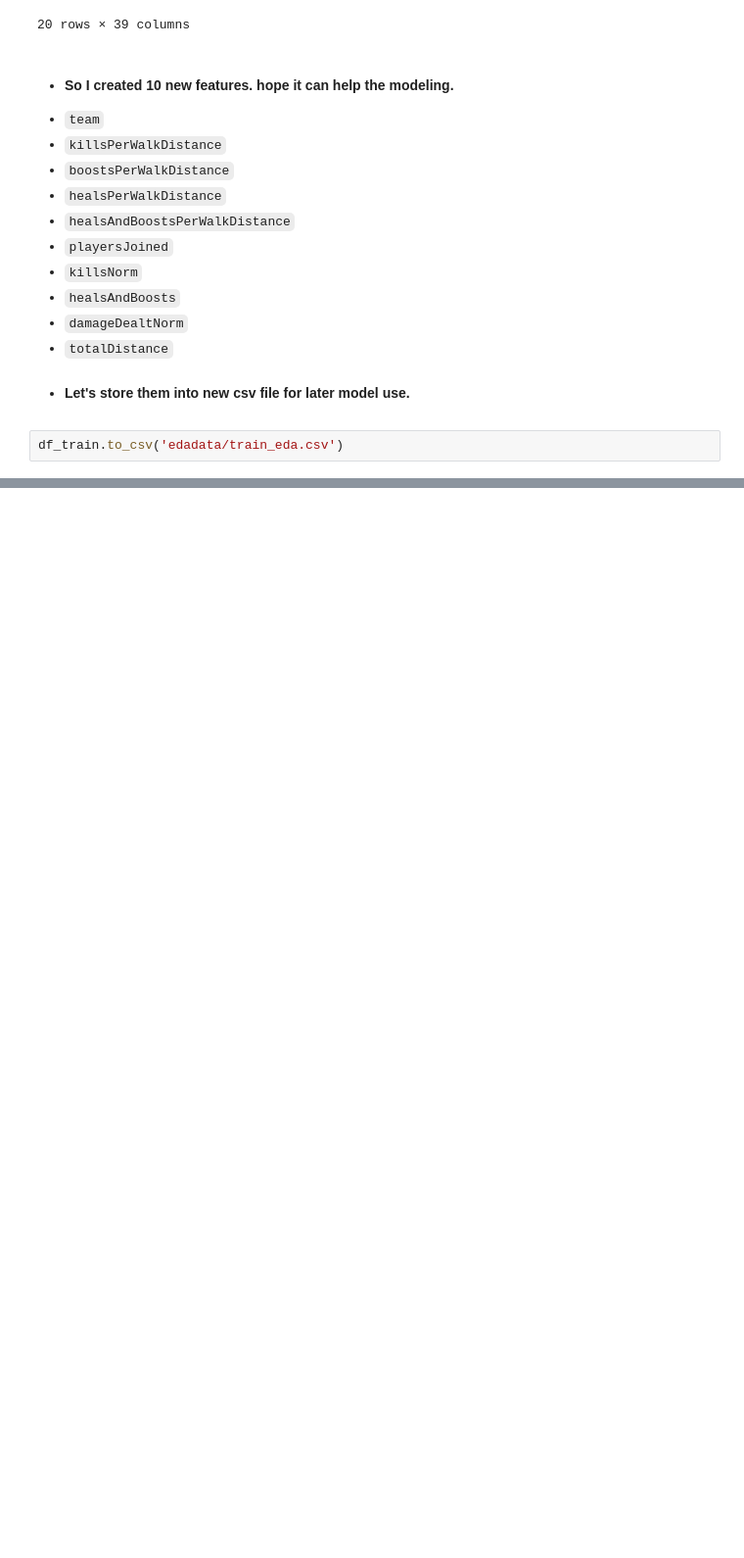
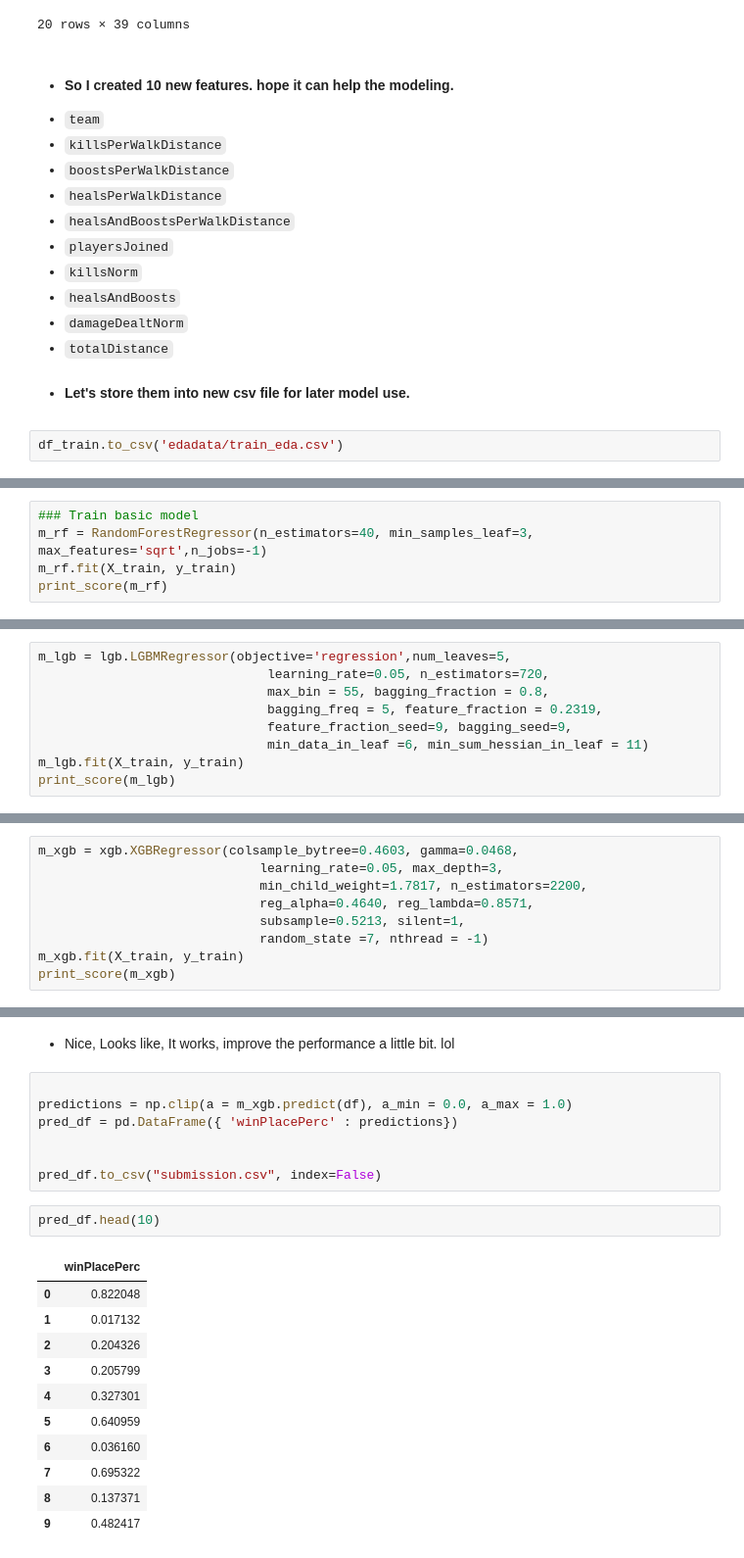
Before and after one commit to JinZhang-001899149/Machine_Learning, a Jupyter notebook: FinalProject_7245/PUBG Finish Placement Prediction.ipynb, the cells around one changed output, grey strips where cells are left out. Shown at 98% size. Saved outputs shown, nothing was run; the diff lists cells and outputs as text; blank space fills up the shorter version.

```diff
--- a/FinalProject_7245/PUBG Finish Placement Prediction.ipynb
+++ b/FinalProject_7245/PUBG Finish Placement Prediction.ipynb
@@ -749,0 +936,5 @@ df_train.to_csv('edadata/train_eda.csv')
+# %%
+### Train basic model
+m_rf = RandomForestRegressor(n_estimators=40, min_samples_leaf=3, max_features='sqrt',n_jobs=-1)
+m_rf.fit(X_train, y_train)
+print_score(m_rf)
@@ -749,0 +957,9 @@ df_train.to_csv('edadata/train_eda.csv')
+# %%
+m_lgb = lgb.LGBMRegressor(objective='regression',num_leaves=5,
+                              learning_rate=0.05, n_estimators=720,
+                              max_bin = 55, bagging_fraction = 0.8,
+                              bagging_freq = 5, feature_fraction = 0.2319,
+                              feature_fraction_seed=9, bagging_seed=9,
+                              min_data_in_leaf =6, min_sum_hessian_in_leaf = 11)
+m_lgb.fit(X_train, y_train)
+print_score(m_lgb)
@@ -749,0 +978,9 @@ df_train.to_csv('edadata/train_eda.csv')
+# %%
+m_xgb = xgb.XGBRegressor(colsample_bytree=0.4603, gamma=0.0468,
+                             learning_rate=0.05, max_depth=3,
+                             min_child_weight=1.7817, n_estimators=2200,
+                             reg_alpha=0.4640, reg_lambda=0.8571,
+                             subsample=0.5213, silent=1,
+                             random_state =7, nthread = -1)
+m_xgb.fit(X_train, y_train)
+print_score(m_xgb)
@@ -749,0 +1042,23 @@ df_train.to_csv('edadata/train_eda.csv')
+# %% [markdown]
+- Nice, Looks like, It works, improve the performance a little bit. lol
+# %%
+
+predictions = np.clip(a = m_xgb.predict(df), a_min = 0.0, a_max = 1.0)
+pred_df = pd.DataFrame({ 'winPlacePerc' : predictions})
+
+
+pred_df.to_csv("submission.csv", index=False)
+# %%
+pred_df.head(10)
+# %% [output]
+|  | winPlacePerc |
+| 0 | 0.822048 |
+| 1 | 0.017132 |
+| 2 | 0.204326 |
+| 3 | 0.205799 |
+| 4 | 0.327301 |
+| 5 | 0.640959 |
+| 6 | 0.036160 |
+| 7 | 0.695322 |
+| 8 | 0.137371 |
+| 9 | 0.482417 |
```
Also changed, not shown: parts of 42 cells of this notebook, 2 other files.
